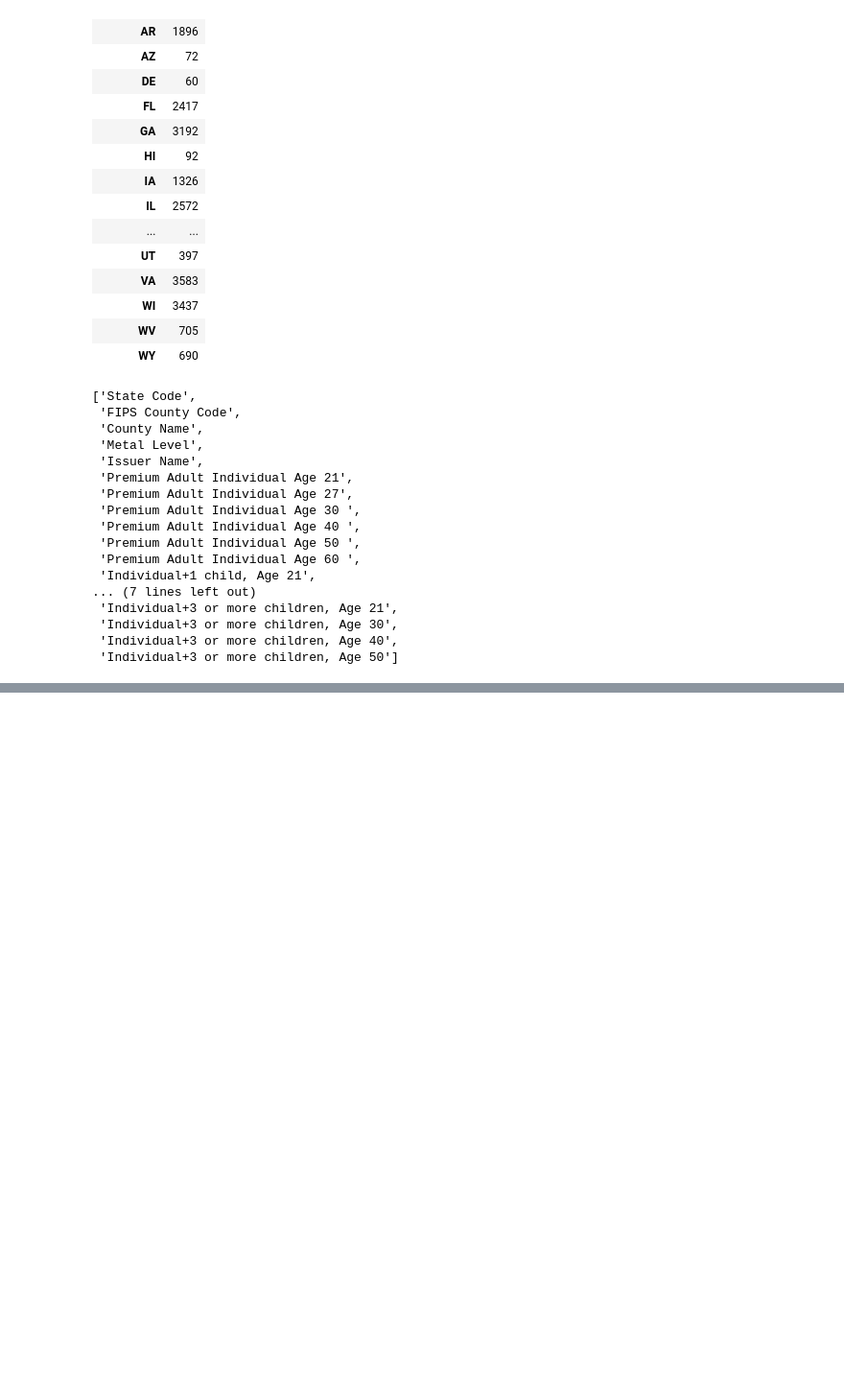
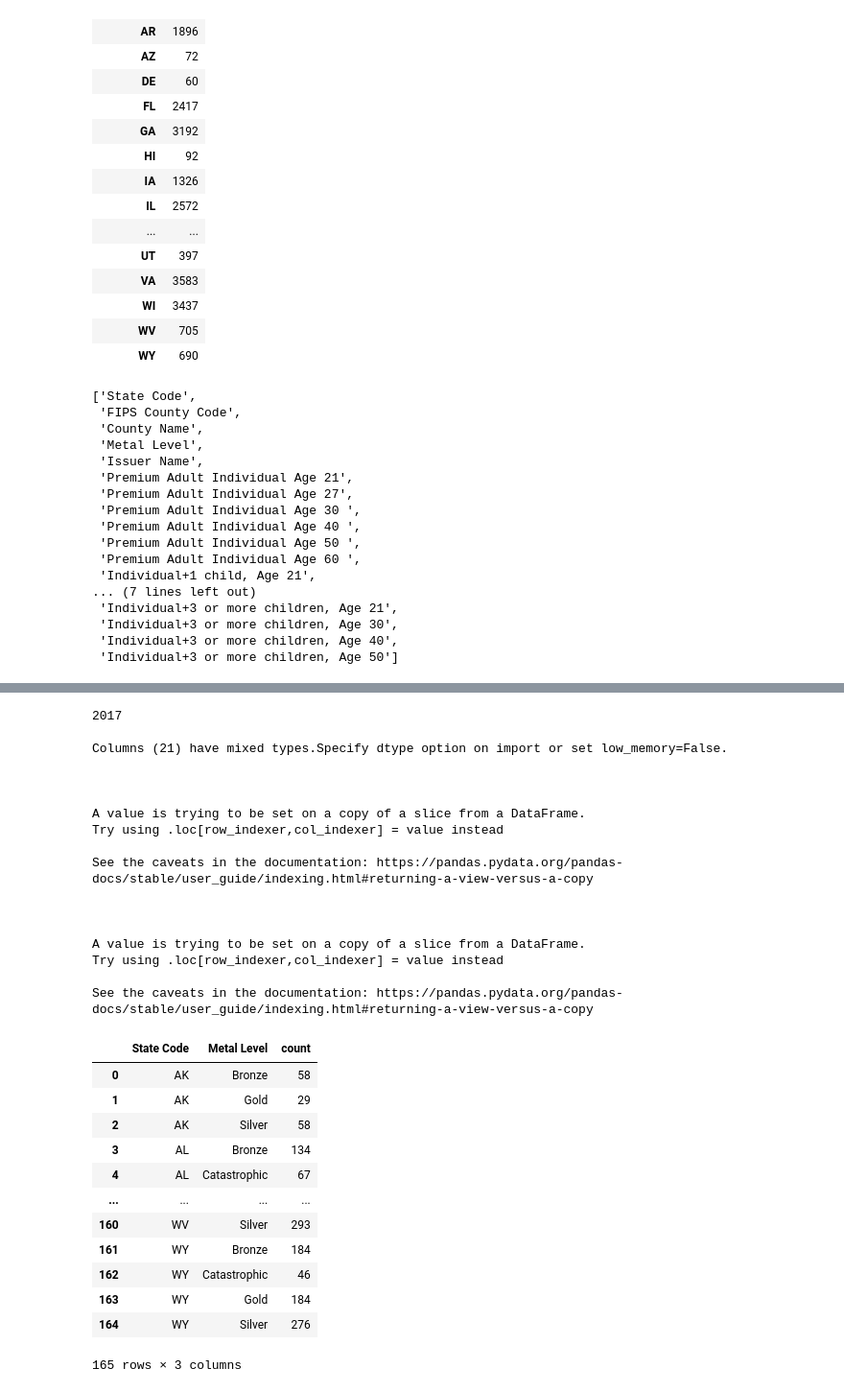
Before and after one commit to duyhho/Dynahealth-Backend, a Jupyter notebook: COVID-Visualization.ipynb, the cells around one changed output, grey strips where cells are left out. Shown: that part at 96% size. Drawn from its saved outputs; the diff is of its cells as text; code cells hidden in the pictures; blank space fills up the shorter version.

```diff
--- a/COVID-Visualization.ipynb
+++ b/COVID-Visualization.ipynb
@@ -169,0 +218,51 @@ for yr in range(2017,2022):
+# %%
+'''
+View by State + Tier Type
+'''
+statemetal_dict = {}
+for yr in range(2017,2022):
+    print(yr)
+    df = pd.read_csv('insurance_plans/{}.csv'.format(yr))
+    # print(len(df))
+    df_target = df[TARGET_FIELDS]
+    df_target.loc[:, premium_list] = df_target.loc[:, premium_list].applymap(lambda x: x.replace('$', ''))
+    df_target.loc[:, premium_list] = df_target.loc[:, premium_list].applymap(lambda x: x.replace(',', ''))
+    df_target[premium_list] = df_target[premium_list].apply(pd.to_numeric)
+
+    statemetal_df = df_target.groupby(['State Code', 'Metal Level']).size().to_frame('count').reset_index()
+
+    # display(result_df)
+    statemetal_dict[yr] = statemetal_df.to_dict('index')
+    break
+statemedal_df
+# %% [output]
+2017
+
+Columns (21) have mixed types.Specify dtype option on import or set low_memory=False.
+
+
+
+A value is trying to be set on a copy of a slice from a DataFrame.
+Try using .loc[row_indexer,col_indexer] = value instead
+
+See the caveats in the documentation: https://pandas.pydata.org/pandas-docs/stable/user_guide/indexing.html#returning-a-view-versus-a-copy
+
+
+
+A value is trying to be set on a copy of a slice from a DataFrame.
+Try using .loc[row_indexer,col_indexer] = value instead
+
+See the caveats in the documentation: https://pandas.pydata.org/pandas-docs/stable/user_guide/indexing.html#returning-a-view-versus-a-copy
+|  | State Code | Metal Level | count |
+| 0 | AK | Bronze | 58 |
+| 1 | AK | Gold | 29 |
+| 2 | AK | Silver | 58 |
+| 3 | AL | Bronze | 134 |
+| 4 | AL | Catastrophic | 67 |
+| ... | ... | ... | ... |
+| 160 | WV | Silver | 293 |
+| 161 | WY | Bronze | 184 |
+| 162 | WY | Catastrophic | 46 |
+| 163 | WY | Gold | 184 |
+| 164 | WY | Silver | 276 |
+165 rows × 3 columns
```
Also changed, not shown: parts of 21 cells of this notebook, 2 other files.
